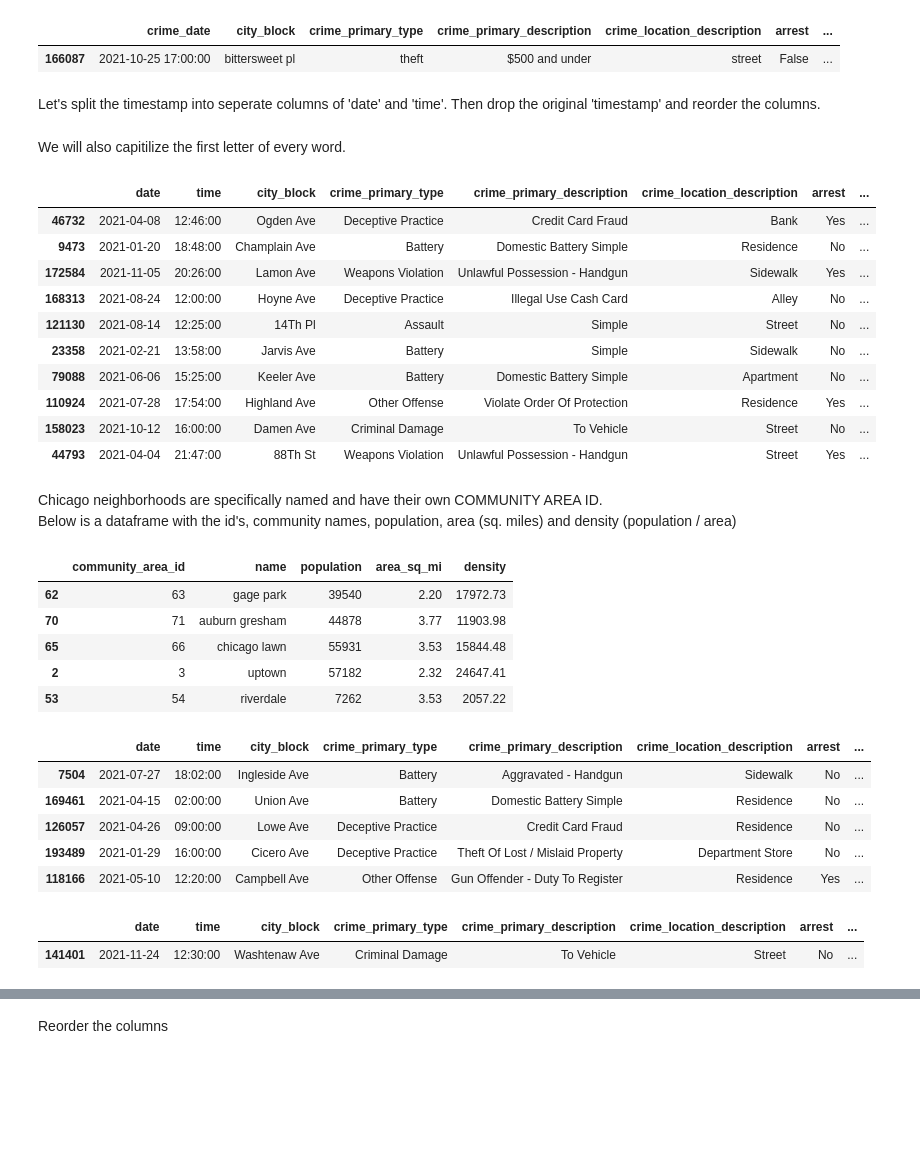
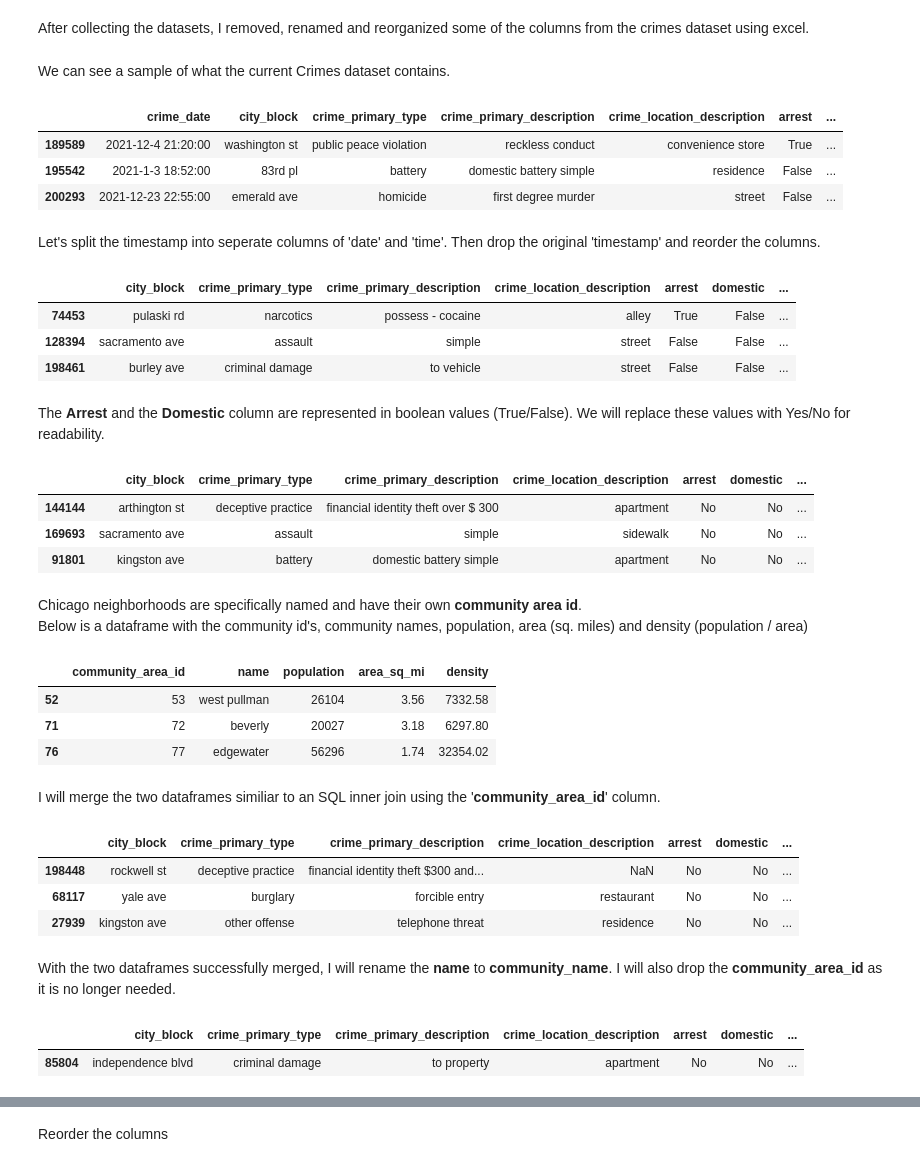
Before and after one commit to iweld/Python, a Jupyter notebook: chicago_crime_data_2021/chicago_crime_data_2021.ipynb, the cells around one changed output, grey strips where cells are left out. Drawn from its saved outputs; the diff is of its cells as text; code cells hidden in the pictures; blank space fills up the shorter version.

Commit message:
UUpdated dataframes and added comments

```diff
--- a/chicago_crime_data_2021/chicago_crime_data_2021.ipynb
+++ b/chicago_crime_data_2021/chicago_crime_data_2021.ipynb
@@ -4 +49,3 @@ import pandas as pd
+# %% [markdown]
+After collecting the datasets, I removed, renamed and reorganized some of the columns from the crimes dataset using excel.
 # %%
@@ -7,9 +57,13 @@ weather = pd.read_csv('./csv/chicago_temps_2021.csv')
 community = pd.read_csv('./csv/chicago_areas.csv')
+# %% [markdown]
+We can see a sample of what the current Crimes dataset contains.
 # %%
-crimes.sample()
+crimes.sample(3)
 # %% [output]
 |  | crime_date | city_block | crime_primary_type | crime_primary_description | crime_location_description | arrest | ... |
-| 166087 | 2021-10-25 17:00:00 | bittersweet pl | theft | $500 and under | street | False | ... |
+| 189589 | 2021-12-4 21:20:00 | washington st | public peace violation | reckless conduct | convenience store | True | ... |
+| 195542 | 2021-1-3 18:52:00 | 83rd pl | battery | domestic battery simple | residence | False | ... |
+| 200293 | 2021-12-23 22:55:00 | emerald ave | homicide | first degree murder | street | False | ... |
 # %% [markdown]
 Let's split the timestamp into seperate columns of 'date' and 'time'.  Then drop the original 'timestamp' and reorder the columns.
 # %%
@@ -18,63 +72,55 @@ crimes['date'] = pd.to_datetime(crimes['crime_date']).dt.date
 crimes['time'] = pd.to_datetime(crimes['crime_date']).dt.time
 # Drop the original timestamp
 crimes = crimes.drop(['crime_date'], axis=1)
-# Reorder columns
-crimes = crimes[['date', 'time', 'city_block', 'crime_primary_type',	'crime_primary_description', 'crime_location_description',	'arrest', 'domestic', 'community_area_id',	'latitude', 'longitude']]
-# %% [markdown]
-We will also capitilize the first letter of every word.
-# %%
-# Capitilize the first letter of every word
-crimes['city_block'] = crimes['city_block'].str.title()
-crimes['crime_primary_type'] = crimes['crime_primary_type'].str.title()
-crimes['crime_primary_description'] = crimes['crime_primary_description'].str.title()
-crimes['crime_location_description'] = crimes['crime_location_description'].str.title()
+# %%
+crimes.sample(3)
+# %% [output]
+|  | city_block | crime_primary_type | crime_primary_description | crime_location_description | arrest | domestic | ... |
+| 74453 | pulaski rd | narcotics | possess - cocaine | alley | True | False | ... |
+| 128394 | sacramento ave | assault | simple | street | False | False | ... |
+| 198461 | burley ave | criminal damage | to vehicle | street | False | False | ... |
+# %% [markdown]
+The <b>Arrest</b> and the <b>Domestic</b> column are represented in boolean values (True/False).  We will replace these values with Yes/No for readability.
 # %%
 crimes['arrest']=crimes['arrest'].replace([True, False], ['Yes', 'No'])
 crimes['domestic']=crimes['arrest'].replace([True, False], ['Yes', 'No'])
 # %%
-crimes.sample(10)
+crimes.sample(3)
 # %% [output]
-|  | date | time | city_block | crime_primary_type | crime_primary_description | crime_location_description | arrest | ... |
-| 46732 | 2021-04-08 | 12:46:00 | Ogden Ave | Deceptive Practice | Credit Card Fraud | Bank | Yes | ... |
-| 9473 | 2021-01-20 | 18:48:00 | Champlain Ave | Battery | Domestic Battery Simple | Residence | No | ... |
-| 172584 | 2021-11-05 | 20:26:00 | Lamon Ave | Weapons Violation | Unlawful Possession - Handgun | Sidewalk | Yes | ... |
-| 168313 | 2021-08-24 | 12:00:00 | Hoyne Ave | Deceptive Practice | Illegal Use Cash Card | Alley | No | ... |
-| 121130 | 2021-08-14 | 12:25:00 | 14Th Pl | Assault | Simple | Street | No | ... |
-| 23358 | 2021-02-21 | 13:58:00 | Jarvis Ave | Battery | Simple | Sidewalk | No | ... |
-| 79088 | 2021-06-06 | 15:25:00 | Keeler Ave | Battery | Domestic Battery Simple | Apartment | No | ... |
-| 110924 | 2021-07-28 | 17:54:00 | Highland Ave | Other Offense | Violate Order Of Protection | Residence | Yes | ... |
-| 158023 | 2021-10-12 | 16:00:00 | Damen Ave | Criminal Damage | To Vehicle | Street | No | ... |
-| 44793 | 2021-04-04 | 21:47:00 | 88Th St | Weapons Violation | Unlawful Possession - Handgun | Street | Yes | ... |
+|  | city_block | crime_primary_type | crime_primary_description | crime_location_description | arrest | domestic | ... |
+| 144144 | arthington st | deceptive practice | financial identity theft over $ 300 | apartment | No | No | ... |
+| 169693 | sacramento ave | assault | simple | sidewalk | No | No | ... |
+| 91801 | kingston ave | battery | domestic battery simple | apartment | No | No | ... |
 # %% [markdown]
-Chicago neighborhoods are specifically named and have their own COMMUNITY AREA ID.  <br>
-Below is a dataframe with the id's,  community names, population, area (sq. miles) and density (population / area)
+Chicago neighborhoods are specifically named and have their own <b>community area id</b>.  <br>
+Below is a dataframe with the community id's,  community names, population, area (sq. miles) and density (population / area)
 # %%
-community.sample(5)
+community.sample(3)
 # %% [output]
 |  | community_area_id | name | population | area_sq_mi | density |
-| 62 | 63 | gage park | 39540 | 2.20 | 17972.73 |
-| 70 | 71 | auburn gresham | 44878 | 3.77 | 11903.98 |
-| 65 | 66 | chicago lawn | 55931 | 3.53 | 15844.48 |
-| 2 | 3 | uptown | 57182 | 2.32 | 24647.41 |
-| 53 | 54 | riverdale | 7262 | 3.53 | 2057.22 |
+| 52 | 53 | west pullman | 26104 | 3.56 | 7332.58 |
+| 71 | 72 | beverly | 20027 | 3.18 | 6297.80 |
+| 76 | 77 | edgewater | 56296 | 1.74 | 32354.02 |
+# %% [markdown]
+I will merge the two dataframes similiar to an SQL inner join using the '<b>community_area_id</b>' column.
 # %%
 merged = pd.merge(crimes, community, on='community_area_id')
 crimes = merged
 # %%
-crimes.sample(5)
+crimes.sample(3)
 # %% [output]
-|  | date | time | city_block | crime_primary_type | crime_primary_description | crime_location_description | arrest | ... |
-| 7504 | 2021-07-27 | 18:02:00 | Ingleside Ave | Battery | Aggravated - Handgun | Sidewalk | No | ... |
-| 169461 | 2021-04-15 | 02:00:00 | Union Ave | Battery | Domestic Battery Simple | Residence | No | ... |
-| 126057 | 2021-04-26 | 09:00:00 | Lowe Ave | Deceptive Practice | Credit Card Fraud | Residence | No | ... |
-| 193489 | 2021-01-29 | 16:00:00 | Cicero Ave | Deceptive Practice | Theft Of Lost / Mislaid Property | Department Store | No | ... |
-| 118166 | 2021-05-10 | 12:20:00 | Campbell Ave | Other Offense | Gun Offender - Duty To Register | Residence | Yes | ... |
+|  | city_block | crime_primary_type | crime_primary_description | crime_location_description | arrest | domestic | ... |
+| 198448 | rockwell st | deceptive practice | financial identity theft $300 and... | NaN | No | No | ... |
+| 68117 | yale ave | burglary | forcible entry | restaurant | No | No | ... |
+| 27939 | kingston ave | other offense | telephone threat | residence | No | No | ... |
+# %% [markdown]
+With the two dataframes successfully merged, I will rename the <b>name</b> to <b>community_name</b>.  I will also drop the <b>community_area_id</b> as it is no longer needed.
 # %%
 crimes.rename(columns={'name':'community_name'})
 crimes = crimes.drop(['community_area_id'], axis=1)
 # %%
 crimes.sample()
 # %% [output]
-|  | date | time | city_block | crime_primary_type | crime_primary_description | crime_location_description | arrest | ... |
-| 141401 | 2021-11-24 | 12:30:00 | Washtenaw Ave | Criminal Damage | To Vehicle | Street | No | ... |
+|  | city_block | crime_primary_type | crime_primary_description | crime_location_description | arrest | domestic | ... |
+| 85804 | independence blvd | criminal damage | to property | apartment | No | No | ... |
 # %% [markdown]
```
Also changed, not shown: parts of 29 cells of this notebook, 1 other file.
